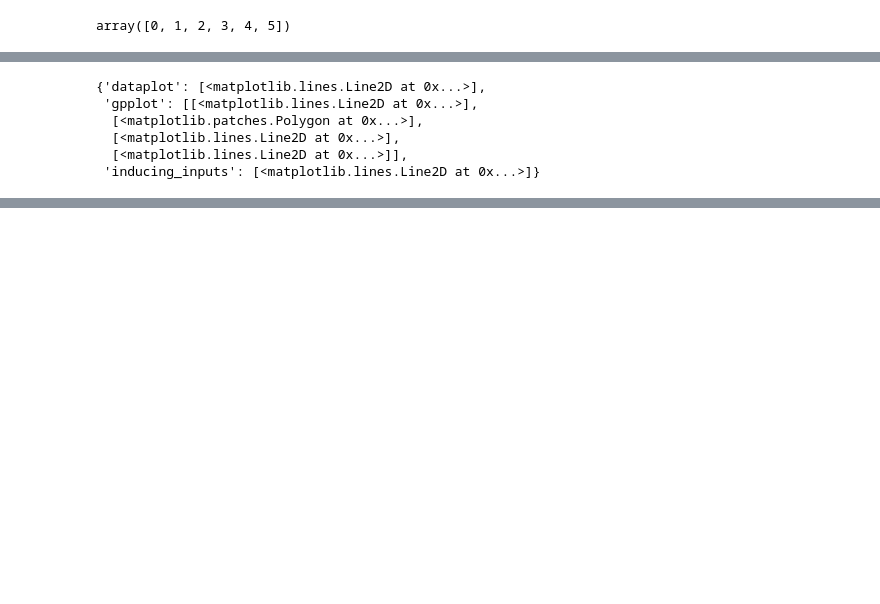
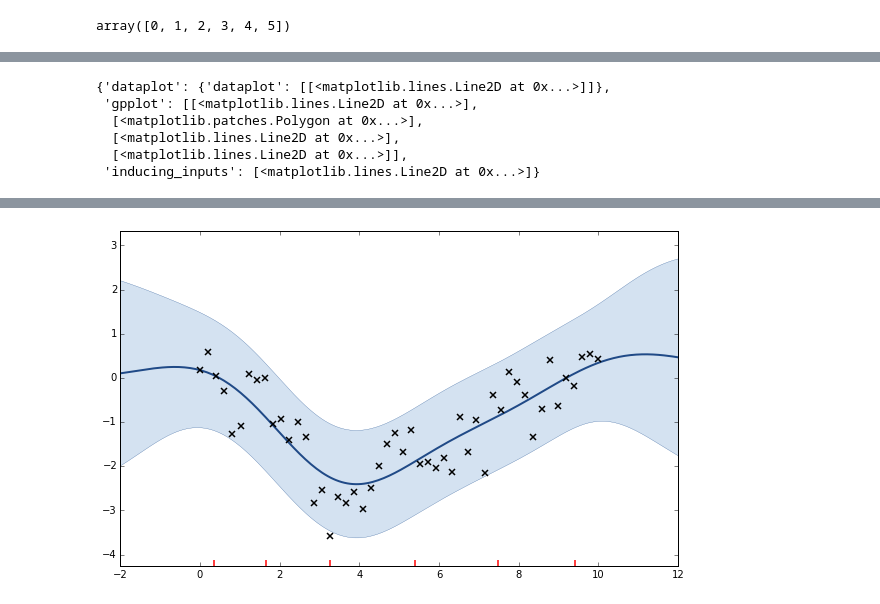
Before and after one commit to gpschool/gpss15, a Jupyter notebook: labs/demo_sparse.ipynb, the cells around one changed output, grey strips where cells are left out. Saved outputs shown, nothing was run; the diff lists cells and outputs as text; code cells hidden in the pictures; blank space fills up the shorter version.

```diff
--- a/labs/demo_sparse.ipynb
+++ b/labs/demo_sparse.ipynb
@@ -13,7 +16,7 @@ np.random.seed(101)
 N = 50
 noise_var = 0.05
 
-X = np.linspace(0,10,50)[:,None]
+X = np.linspace(0,10,N)[:,None]
 k = GPy.kern.RBF(1)
 y = np.random.multivariate_normal(np.zeros(N),k.K(X)+np.eye(N)*np.sqrt(noise_var)).reshape(-1,1)
 # %%
@@ -30,7 +33,7 @@ m_full.plot()
 # %%
 Z = np.hstack((np.linspace(2.5,4.,3),np.linspace(7,8.5,3)))[:,None]
 m = GPy.models.SparseGPRegression(X,y,Z=Z)
-m['.*noise'] = noise_var
+m.likelihood.variance = noise_var
 m.Z.fix()
 # %% [output]
 array([0, 1, 2, 3, 4, 5])
@@ -58,10 +61,10 @@ m.plot()
 # %%
 m.randomize()
-m.Z.unconstrain()
+m.Z.unfix()
 m.optimize('bfgs')
 m.plot()
 # %% [output]
-{'dataplot': [<matplotlib.lines.Line2D at 0x...>],
+{'dataplot': {'dataplot': [[<matplotlib.lines.Line2D at 0x...>]]},
  'gpplot': [[<matplotlib.lines.Line2D at 0x...>],
   [<matplotlib.patches.Polygon at 0x...>],
   [<matplotlib.lines.Line2D at 0x...>],
@@ -71,2 +73,3 @@ m.plot()
+[figure, added]
 # %%
 
```
Also changed, not shown: parts of 13 cells of this notebook, 6 other files.
